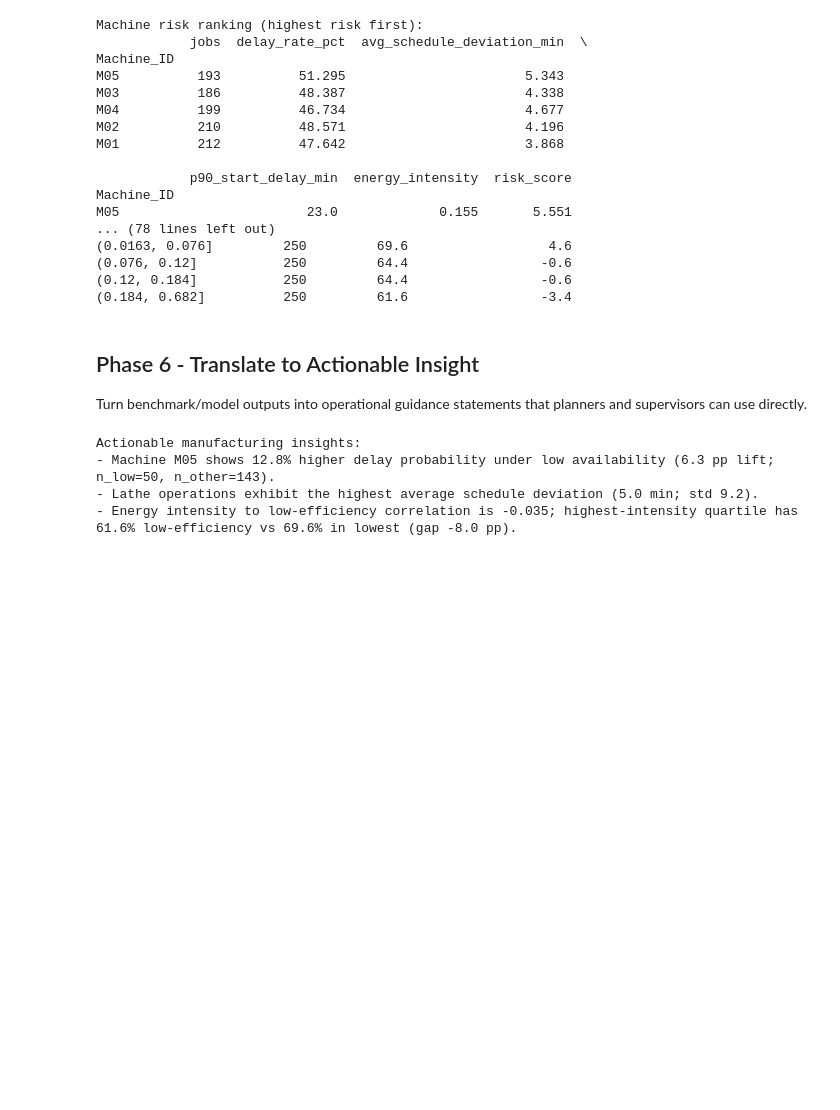
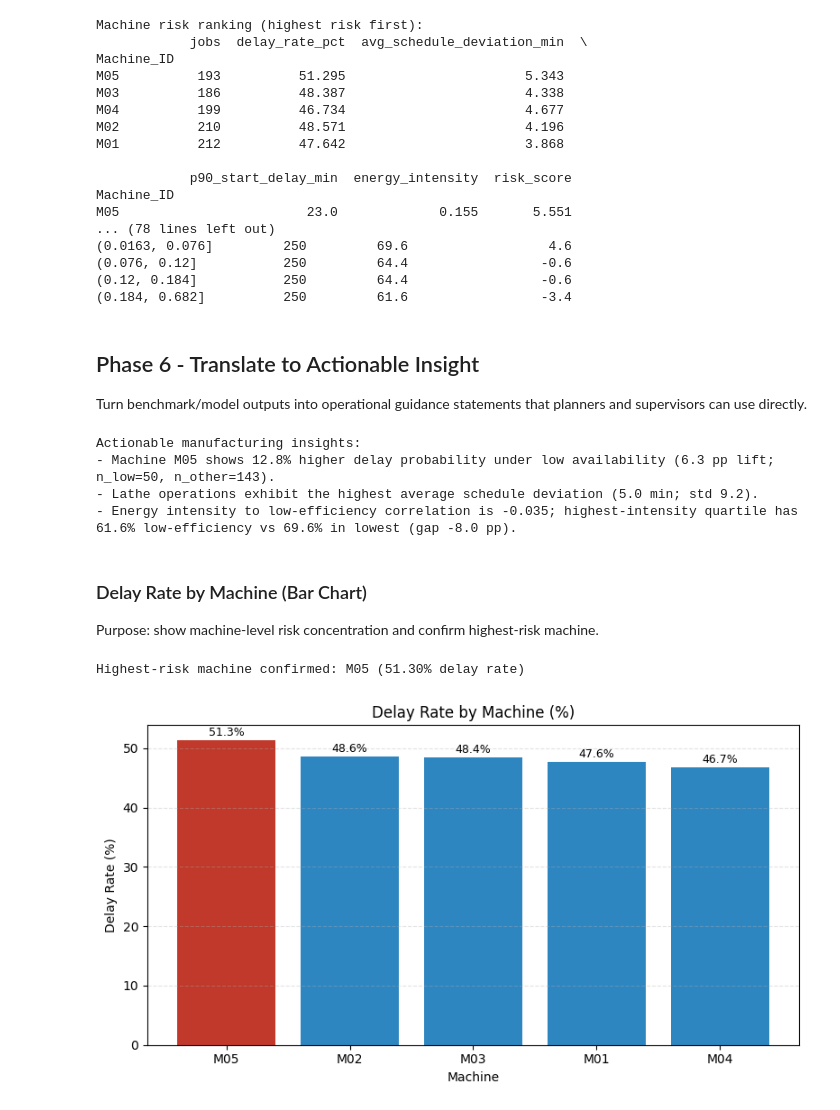
Before and after one commit to clarktommie/production-schedule-risk-model, a Jupyter notebook: notebooks/data_exploration.ipynb, the cells around one changed output. Saved outputs shown, nothing was run; the diff lists cells and outputs as text; code cells hidden in the pictures; blank space fills up the shorter version.

Commit message:
added bar chart

```diff
--- a/notebooks/data_exploration.ipynb
+++ b/notebooks/data_exploration.ipynb
@@ -940,3 +941,42 @@ Actionable manufacturing insights:
 - Machine M05 shows 12.8% higher delay probability under low availability (6.3 pp lift; n_low=50, n_other=143).
 - Lathe operations exhibit the highest average schedule deviation (5.0 min; std 9.2).
 - Energy intensity to low-efficiency correlation is -0.035; highest-intensity quartile has 61.6% low-efficiency vs 69.6% in lowest (gap -8.0 pp).
+# %% [markdown]
+### Delay Rate by Machine (Bar Chart)
+Purpose: show machine-level risk concentration and confirm highest-risk machine.
+# %%
+# Delay Rate by Machine (visual risk concentration)
+plot_df = raw_data_df.copy()
+for col in ['Scheduled_Start', 'Scheduled_End', 'Actual_Start', 'Actual_End']:
+    plot_df[col] = pd.to_datetime(plot_df[col], errors='coerce')
+
+plot_df['schedule_deviation_min'] = (plot_df['Actual_End'] - plot_df['Scheduled_End']).dt.total_seconds() / 60
+plot_df['start_delay_min'] = (plot_df['Actual_Start'] - plot_df['Scheduled_Start']).dt.total_seconds() / 60
+plot_df['delayed_flag'] = (
+    plot_df['Job_Status'].eq('Delayed')
+    | (plot_df['schedule_deviation_min'] > 0)
+    | (plot_df['start_delay_min'] > 0)
+)
+
+delay_rate_by_machine = (plot_df.groupby('Machine_ID')['delayed_flag'].mean() * 100).sort_values(ascending=False)
+
+fig, ax = plt.subplots(figsize=(8, 4.5))
+colors = ['#C0392B' if m == delay_rate_by_machine.index[0] else '#2E86C1' for m in delay_rate_by_machine.index]
+ax.bar(delay_rate_by_machine.index, delay_rate_by_machine.values, color=colors)
+ax.set_title('Delay Rate by Machine (%)')
+ax.set_xlabel('Machine')
+ax.set_ylabel('Delay Rate (%)')
+ax.grid(axis='y', linestyle='--', alpha=0.35)
+
+for i, v in enumerate(delay_rate_by_machine.values):
+    ax.text(i, v + 0.3, f'{v:.1f}%', ha='center', va='bottom', fontsize=9)
+
+highest_machine = delay_rate_by_machine.index[0]
+highest_value = delay_rate_by_machine.iloc[0]
+print(f'Highest-risk machine confirmed: {highest_machine} ({highest_value:.2f}% delay rate)')
+
+plt.tight_layout()
+plt.show()
+# %% [output]
+Highest-risk machine confirmed: M05 (51.30% delay rate)
+[figure, added]
```
Also changed, not shown: parts of 1 cell of this notebook, 3 other files.
